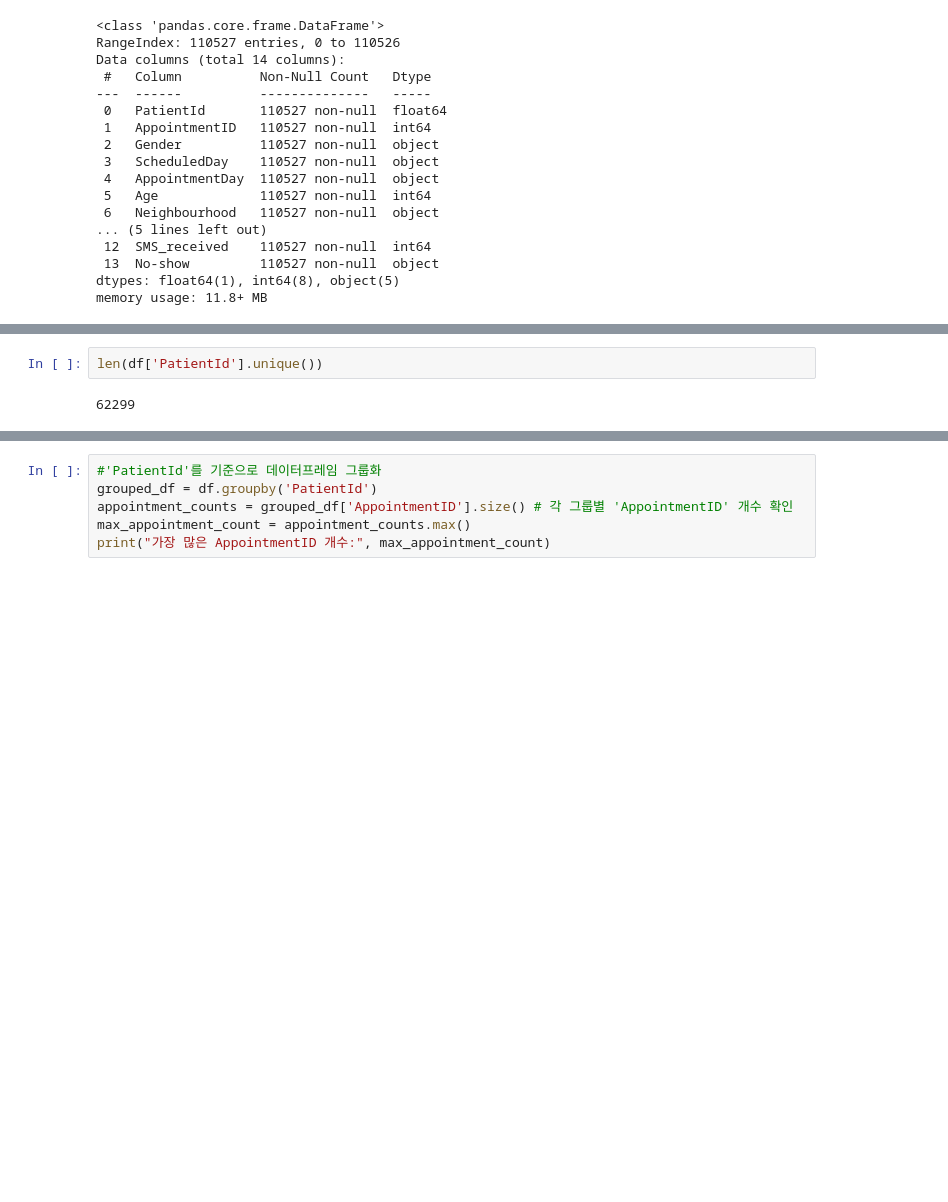
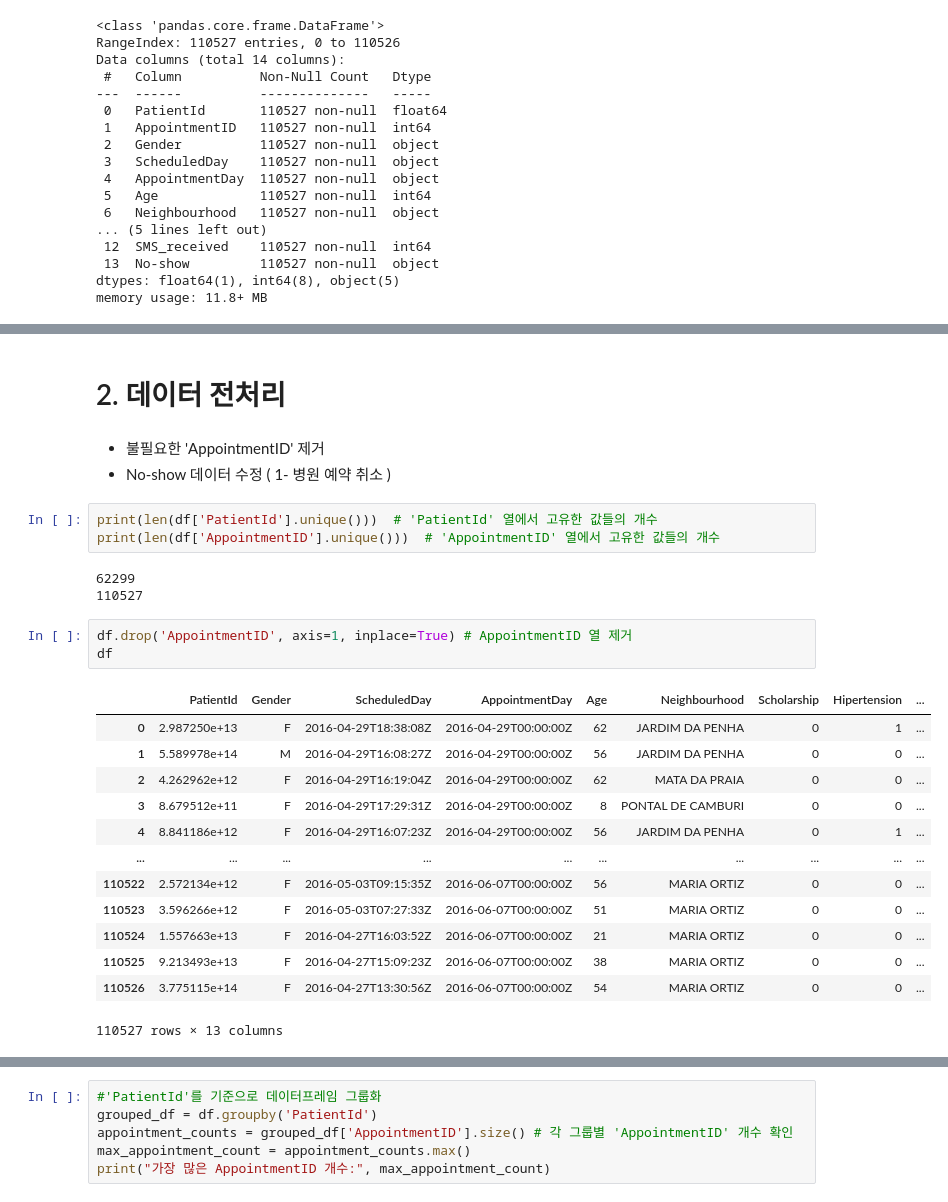
Before and after one commit to 5dongdong/PY_AI, a Jupyter notebook: NoShow_EDA.ipynb, the cells around one changed output, grey strips where cells are left out. Drawn from its saved outputs; the diff is of its cells as text; blank space fills up the shorter version.

```diff
--- a/NoShow_EDA.ipynb
+++ b/NoShow_EDA.ipynb
@@ -59,7 +62,33 @@ df.describe()
 | 50% | 3.173184e+13 | 5.680573e+06 | 37.000000 | 0.000000 | 0.000000 | 0.000000 | 0.000000 | 0.000000 | ... |
 | 75% | 9.439172e+13 | 5.725524e+06 | 55.000000 | 0.000000 | 0.000000 | 0.000000 | 0.000000 | 0.000000 | ... |
 | max | 9.999816e+14 | 5.790484e+06 | 115.000000 | 1.000000 | 1.000000 | 1.000000 | 1.000000 | 4.000000 | ... |
-# %%
-len(df['PatientId'].unique())
-# %% [output]
-62299
+# %% [markdown]
+# 2. 데이터 전처리
+# %% [markdown]
+
+
+*   불필요한 'AppointmentID' 제거
+*   No-show 데이터 수정 ( 1- 병원 예약 취소 )
+# %%
+print(len(df['PatientId'].unique()))  # 'PatientId' 열에서 고유한 값들의 개수
+print(len(df['AppointmentID'].unique()))  # 'AppointmentID' 열에서 고유한 값들의 개수
+# %% [output]
+62299
+110527
+# %%
+df.drop('AppointmentID', axis=1, inplace=True) # AppointmentID 열 제거
+df
+# %% [output]
+|  | PatientId | Gender | ScheduledDay | AppointmentDay | Age | Neighbourhood | Scholarship | Hipertension | ... |
+| 0 | 2.987250e+13 | F | 2016-04-29T18:38:08Z | 2016-04-29T00:00:00Z | 62 | JARDIM DA PENHA | 0 | 1 | ... |
+| 1 | 5.589978e+14 | M | 2016-04-29T16:08:27Z | 2016-04-29T00:00:00Z | 56 | JARDIM DA PENHA | 0 | 0 | ... |
+| 2 | 4.262962e+12 | F | 2016-04-29T16:19:04Z | 2016-04-29T00:00:00Z | 62 | MATA DA PRAIA | 0 | 0 | ... |
+| 3 | 8.679512e+11 | F | 2016-04-29T17:29:31Z | 2016-04-29T00:00:00Z | 8 | PONTAL DE CAMBURI | 0 | 0 | ... |
+| 4 | 8.841186e+12 | F | 2016-04-29T16:07:23Z | 2016-04-29T00:00:00Z | 56 | JARDIM DA PENHA | 0 | 1 | ... |
+| ... | ... | ... | ... | ... | ... | ... | ... | ... | ... |
+| 110522 | 2.572134e+12 | F | 2016-05-03T09:15:35Z | 2016-06-07T00:00:00Z | 56 | MARIA ORTIZ | 0 | 0 | ... |
+| 110523 | 3.596266e+12 | F | 2016-05-03T07:27:33Z | 2016-06-07T00:00:00Z | 51 | MARIA ORTIZ | 0 | 0 | ... |
+| 110524 | 1.557663e+13 | F | 2016-04-27T16:03:52Z | 2016-06-07T00:00:00Z | 21 | MARIA ORTIZ | 0 | 0 | ... |
+| 110525 | 9.213493e+13 | F | 2016-04-27T15:09:23Z | 2016-06-07T00:00:00Z | 38 | MARIA ORTIZ | 0 | 0 | ... |
+| 110526 | 3.775115e+14 | F | 2016-04-27T13:30:56Z | 2016-06-07T00:00:00Z | 54 | MARIA ORTIZ | 0 | 0 | ... |
+110527 rows × 13 columns
```
Also changed, not shown: parts of 8 cells of this notebook.
